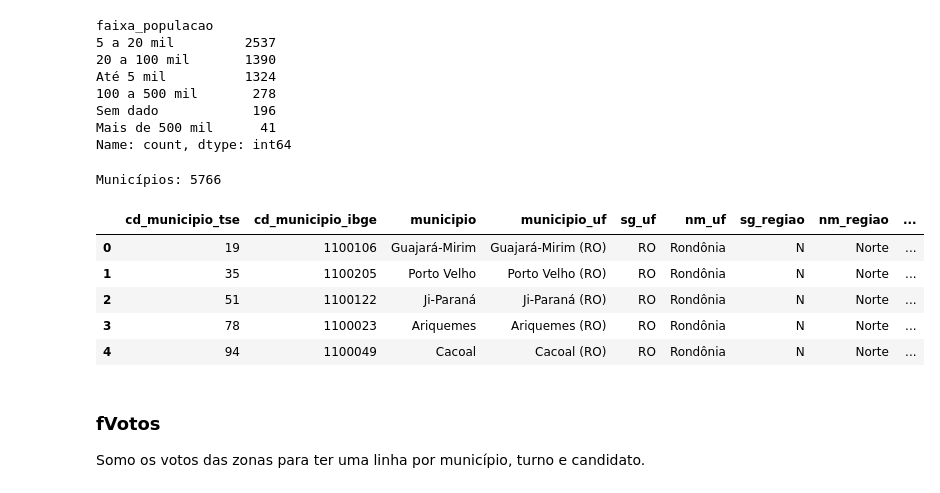
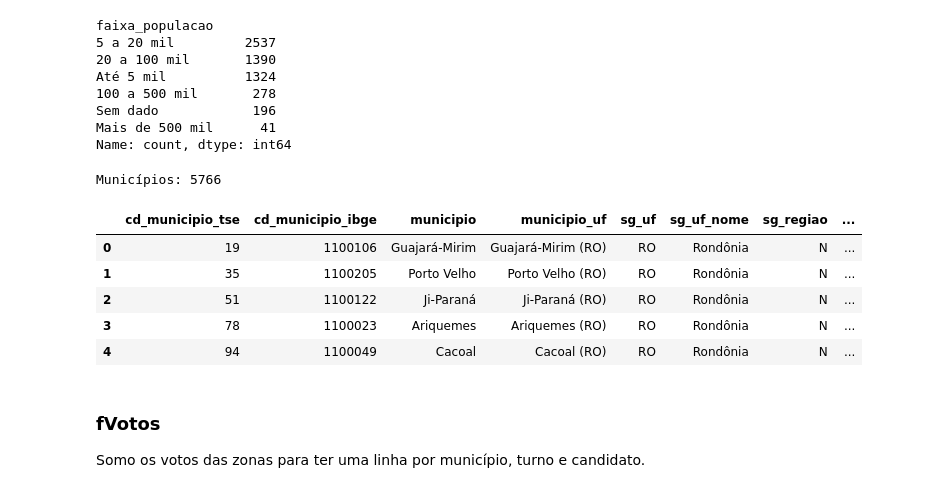
Before and after one commit to fernandofigueiredo-data/eleicoes-presidenciais-br, a Jupyter notebook: notebooks/limpeza_dados.ipynb, the cells around one changed output. Saved outputs shown, nothing was run; the diff lists cells and outputs as text; code cells hidden in the pictures.

```diff
--- a/notebooks/limpeza_dados.ipynb
+++ b/notebooks/limpeza_dados.ipynb
@@ -218,7 +218,7 @@ Name: count, dtype: int64
 nomes_regioes = {
     'N': 'Norte', 'NE': 'Nordeste', 'SE': 'Sudeste', 'S': 'Sul', 'CO': 'Centro-Oeste', 'EX': 'Exterior',
 }
-df_eleicoes['nm_regiao'] = df_eleicoes['sg_regiao'].map(nomes_regioes)
+df_eleicoes['sg_regiao_nome'] = df_eleicoes['sg_regiao'].map(nomes_regioes)
 
 # Criando coluna com o nome do estado
 nomes_ufs = {
@@ -229,7 +229,7 @@ nomes_ufs = {
     'RN': 'Rio Grande do Norte', 'RS': 'Rio Grande do Sul', 'RO': 'Rondônia', 'RR': 'Roraima',
     'SC': 'Santa Catarina', 'SP': 'São Paulo', 'SE': 'Sergipe', 'TO': 'Tocantins', 'ZZ': 'Exterior',
 }
-df_eleicoes['nm_uf'] = df_eleicoes['sg_uf'].map(nomes_ufs)
+df_eleicoes['sg_uf_nome'] = df_eleicoes['sg_uf'].map(nomes_ufs)
 
-df_eleicoes[['sg_regiao', 'nm_regiao', 'sg_uf', 'nm_uf']].drop_duplicates().head()
+df_eleicoes[['sg_regiao', 'sg_regiao_nome', 'sg_uf', 'sg_uf_nome']].drop_duplicates().head()
 # %% [output]
@@ -276,7 +276,7 @@ Em 2017 o PSDC passou a se chamar DC. É o mesmo partido, então crio uma coluna
 para comparar as eleições. A coluna original continua igual.
 # %%
 # Criando coluna com a sigla atual do partido
-df_eleicoes['sg_partido_atual'] = df_eleicoes['sg_partido'].replace({'PSDC': 'DC'})
+df_eleicoes['partido_atual'] = df_eleicoes['sg_partido'].replace({'PSDC': 'DC'})
 
-df_eleicoes[df_eleicoes['sg_partido'] != df_eleicoes['sg_partido_atual']][['ano', 'sg_partido', 'sg_partido_atual']].drop_duplicates()
+df_eleicoes[df_eleicoes['sg_partido'] != df_eleicoes['partido_atual']][['ano', 'sg_partido', 'partido_atual']].drop_duplicates()
 # %% [output]
@@ -365,8 +365,8 @@ O PIB muda a cada ano. Para descrever o perfil de cada município, uso o PIB **m
 (2023, ou 2022 quando o de 2023 não foi publicado), que está nas linhas de 2022 e 2026.
 # %%
 # Uma linha por município
-colunas_municipio = ['cd_municipio_tse', 'cd_municipio_ibge', 'municipio', 'municipio_uf', 'sg_uf', 'nm_uf',
-                     'sg_regiao', 'nm_regiao', 'exterior', 'populacao_2022', 'alfabetizacao_2022']
+colunas_municipio = ['cd_municipio_tse', 'cd_municipio_ibge', 'municipio', 'municipio_uf', 'sg_uf', 'sg_uf_nome',
+                     'sg_regiao', 'sg_regiao_nome', 'exterior', 'populacao_2022', 'alfabetizacao_2022']
 dMunicipio = df_eleicoes[colunas_municipio].drop_duplicates(subset='cd_municipio_tse')
 
 # PIB mais recente de cada município
@@ -421,25 +421,25 @@ Name: count, dtype: int64
 # %%
 # Endereço usado pelo mapa do Power BI
 def local_mapa(linha):
     if linha['exterior']:
         return linha['municipio']
     else:
-        return linha['municipio'] + ', ' + linha['nm_uf'] + ', Brasil'
+        return linha['municipio'] + ', ' + linha['sg_uf_nome'] + ', Brasil'
 
 
 dMunicipio['local_mapa'] = dMunicipio.apply(local_mapa, axis=1)
 
 dMunicipio = dMunicipio.sort_values('cd_municipio_tse').reset_index(drop=True)
 print('Municípios:', len(dMunicipio))
 dMunicipio.head()
 # %% [output]
 Municípios: 5766
-|  | cd_municipio_tse | cd_municipio_ibge | municipio | municipio_uf | sg_uf | nm_uf | sg_regiao | nm_regiao | ... |
-| 0 | 19 | 1100106 | Guajará-Mirim | Guajará-Mirim (RO) | RO | Rondônia | N | Norte | ... |
-| 1 | 35 | 1100205 | Porto Velho | Porto Velho (RO) | RO | Rondônia | N | Norte | ... |
-| 2 | 51 | 1100122 | Ji-Paraná | Ji-Paraná (RO) | RO | Rondônia | N | Norte | ... |
-| 3 | 78 | 1100023 | Ariquemes | Ariquemes (RO) | RO | Rondônia | N | Norte | ... |
-| 4 | 94 | 1100049 | Cacoal | Cacoal (RO) | RO | Rondônia | N | Norte | ... |
+|  | cd_municipio_tse | cd_municipio_ibge | municipio | municipio_uf | sg_uf | sg_uf_nome | sg_regiao | ... |
+| 0 | 19 | 1100106 | Guajará-Mirim | Guajará-Mirim (RO) | RO | Rondônia | N | ... |
+| 1 | 35 | 1100205 | Porto Velho | Porto Velho (RO) | RO | Rondônia | N | ... |
+| 2 | 51 | 1100122 | Ji-Paraná | Ji-Paraná (RO) | RO | Rondônia | N | ... |
+| 3 | 78 | 1100023 | Ariquemes | Ariquemes (RO) | RO | Rondônia | N | ... |
+| 4 | 94 | 1100049 | Cacoal | Cacoal (RO) | RO | Rondônia | N | ... |
 # %% [markdown]
 ### fVotos
 
```
Also changed, not shown: parts of 4 cells of this notebook, 2 other files.
